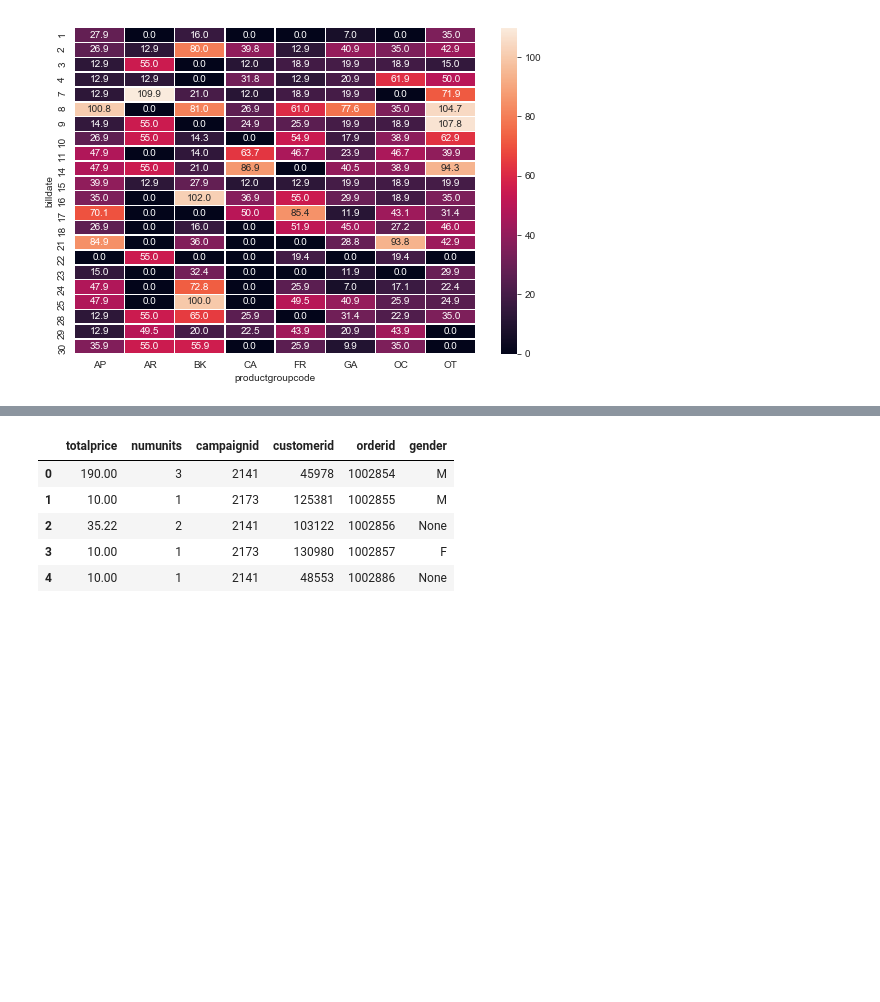
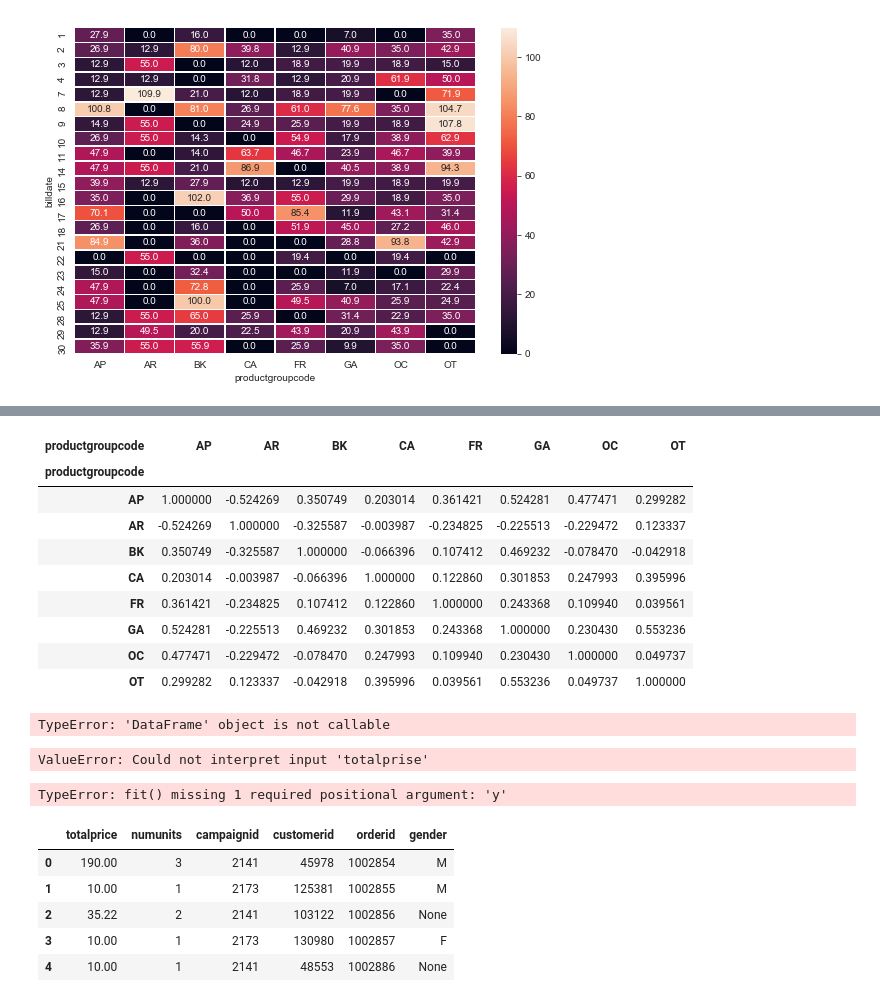
Before and after one commit to MariuszWroc/dataScience, a Jupyter notebook: data science - projekt.ipynb, the cells around one changed output, grey strips where cells are left out. Cells and saved outputs as stored; diff of their text form; code cells hidden in the pictures; blank space fills up the shorter version.

```diff
--- a/data science - projekt.ipynb
+++ b/data science - projekt.ipynb
@@ -265,0 +276,14 @@ sns.heatmap(orderlinesPivot, annot=True, fmt=".01f", linewidths=.5, ax=ax)
+# %%
+correlationTable = orderlinesPivot.corr()
+correlationTable
+# %% [output]
+| productgroupcode | AP | AR | BK | CA | FR | GA | OC | OT |
+| productgroupcode |  |  |  |  |  |  |  |  |
+| AP | 1.000000 | -0.524269 | 0.350749 | 0.203014 | 0.361421 | 0.524281 | 0.477471 | 0.299282 |
+| AR | -0.524269 | 1.000000 | -0.325587 | -0.003987 | -0.234825 | -0.225513 | -0.229472 | 0.123337 |
+| BK | 0.350749 | -0.325587 | 1.000000 | -0.066396 | 0.107412 | 0.469232 | -0.078470 | -0.042918 |
+| CA | 0.203014 | -0.003987 | -0.066396 | 1.000000 | 0.122860 | 0.301853 | 0.247993 | 0.395996 |
+| FR | 0.361421 | -0.234825 | 0.107412 | 0.122860 | 1.000000 | 0.243368 | 0.109940 | 0.039561 |
+| GA | 0.524281 | -0.225513 | 0.469232 | 0.301853 | 0.243368 | 1.000000 | 0.230430 | 0.553236 |
+| OC | 0.477471 | -0.229472 | -0.078470 | 0.247993 | 0.109940 | 0.230430 | 1.000000 | 0.049737 |
+| OT | 0.299282 | 0.123337 | -0.042918 | 0.395996 | 0.039561 | 0.553236 | 0.049737 | 1.000000 |
@@ -265,0 +293,8 @@ sns.heatmap(orderlinesPivot, annot=True, fmt=".01f", linewidths=.5, ax=ax)
+# %%
+X_train, X_test, y_train, y_test = orderlinesPivot(X, y, test_size=0.4, random_state=101)
+# %% [output]
+TypeError: 'DataFrame' object is not callable
+# %%
+sns.countplot(x='totalprise', data=orderlinesDistinct)#, palette='coolwarm')
+# %% [output]
+ValueError: Could not interpret input 'totalprise'
@@ -266,3 +305,14 @@ sns.heatmap(orderlinesPivot, annot=True, fmt=".01f", linewidths=.5, ax=ax)
+# %%
+model.fit(orderlinesPivot)
+
+
+xfit = np.linspace(0, 10, 1000)
+yfit = model.predict(xfit)
+
+plt.scatter(x, y)
+plt.plot(xfit, yfit);
+# %% [output]
+TypeError: fit() missing 1 required positional argument: 'y'
 # %%
 ordersCustomer = orders.merge(customers, on='customerid')
 # %%
```
Also changed, not shown: parts of 4 cells of this notebook.
